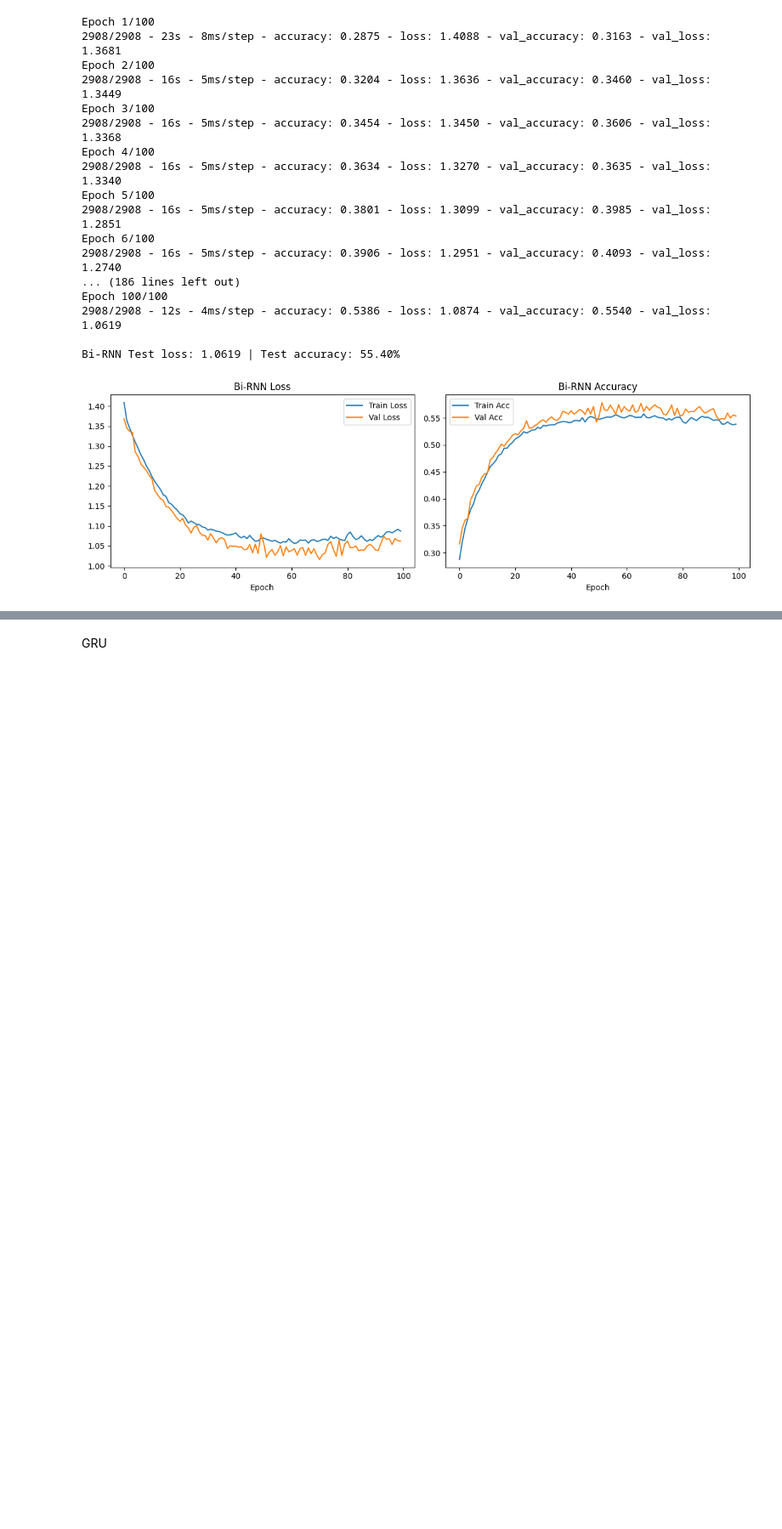
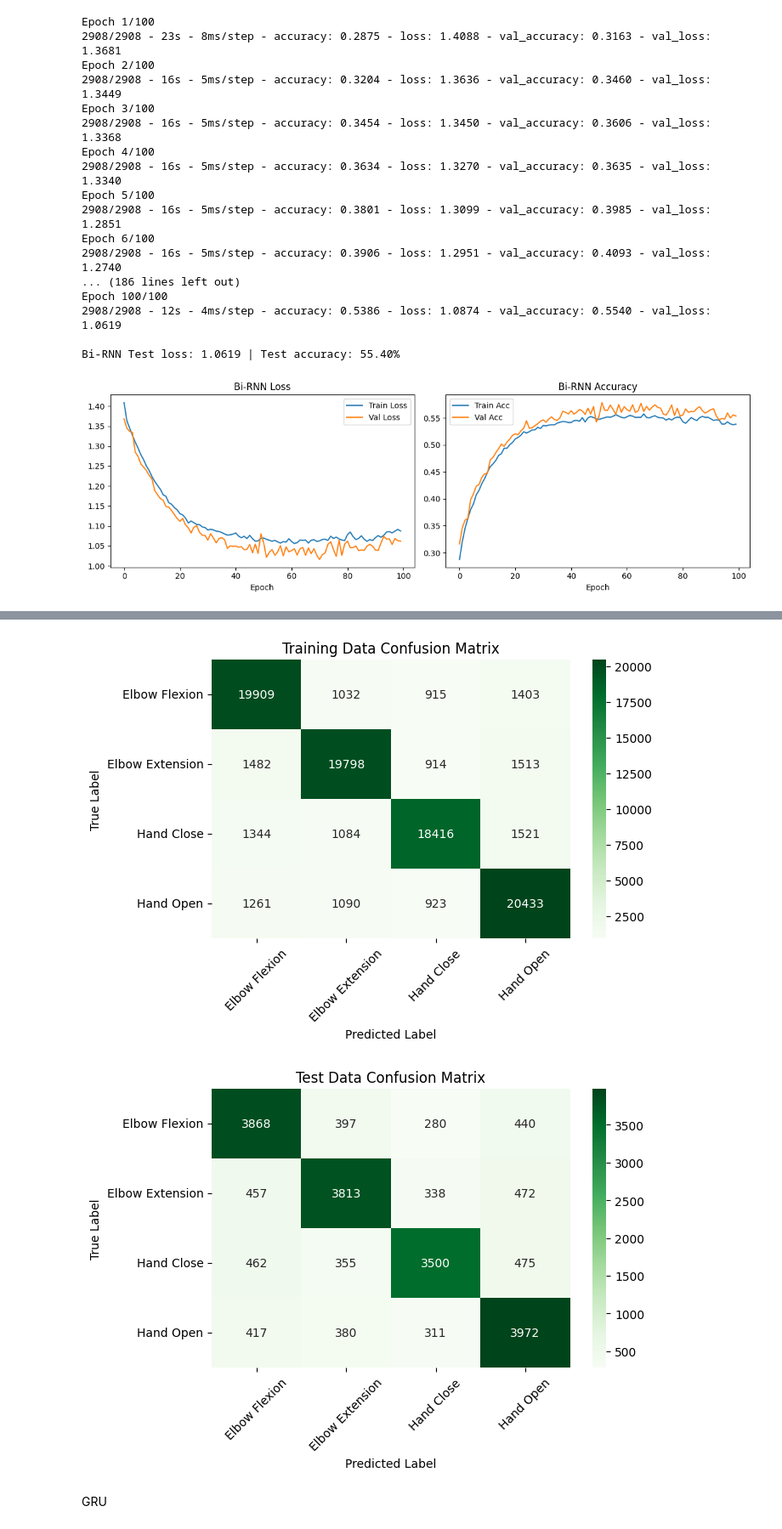
Before and after one commit to Imrann-Khan/EEG_Classifications, a Jupyter notebook: Ultimate_EEG_Classifications_S5.ipynb, the cells around one changed output, grey strips where cells are left out. Shown at 85% size. Saved outputs shown, nothing was run; the diff lists cells and outputs as text; code cells hidden in the pictures; blank space fills up the shorter version.

Commit message:
with confusion matrix

```diff
--- a/Ultimate_EEG_Classifications_S5.ipynb
+++ b/Ultimate_EEG_Classifications_S5.ipynb
@@ -709,0 +725,32 @@ Final model test accuracy: 75.04%
+# %%
+import seaborn as sns
+import matplotlib.pyplot as plt
+from sklearn.metrics import confusion_matrix
+
+y_pred_classes = np.argmax(model.predict(X_tr), axis=1)
+y_pred_classes_test = np.argmax(model.predict(X_te), axis=1)
+
+def plot_confusion_matrix_counts(y_true, y_pred, class_names, title="Confusion Matrix"):
+    cm = confusion_matrix(y_true, y_pred)
+
+    #print(cm)
+
+    plt.figure(figsize=(7, 5))
+    sns.heatmap(cm, annot=True, fmt="d", cmap="Greens", cbar=True, xticklabels=class_names, yticklabels=class_names)
+
+    plt.title(title)
+    plt.xlabel("Predicted Label")
+    plt.ylabel("True Label")
+    plt.yticks(rotation=0)
+    plt.xticks(rotation=45)
+    plt.tight_layout()
+    plt.show()
+
+class_names = ["Elbow Flexion", "Elbow Extension", "Hand Close", "Hand Open"]
+
+# For training data
+plot_confusion_matrix_counts(y_tr, y_pred_classes, class_names, title="Training Data Confusion Matrix")
+
+# For test data
+plot_confusion_matrix_counts(y_te,y_pred_classes_test, class_names, title="Test Data Confusion Matrix")
+# %% [output]
@@ -710,3 +759,5 @@ Final model test accuracy: 75.04%
+[figure, added]
+[figure, added]
 # %% [markdown]
 GRU
 # %%
```
Also changed, not shown: parts of 3 cells of this notebook.
